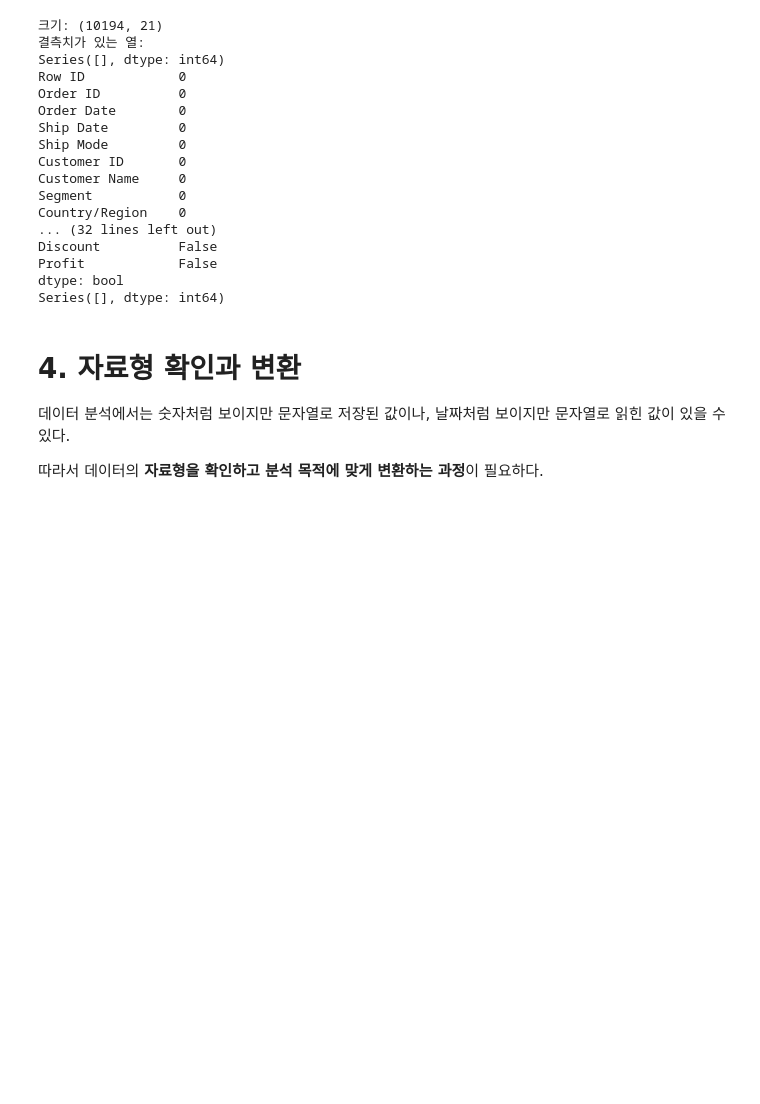
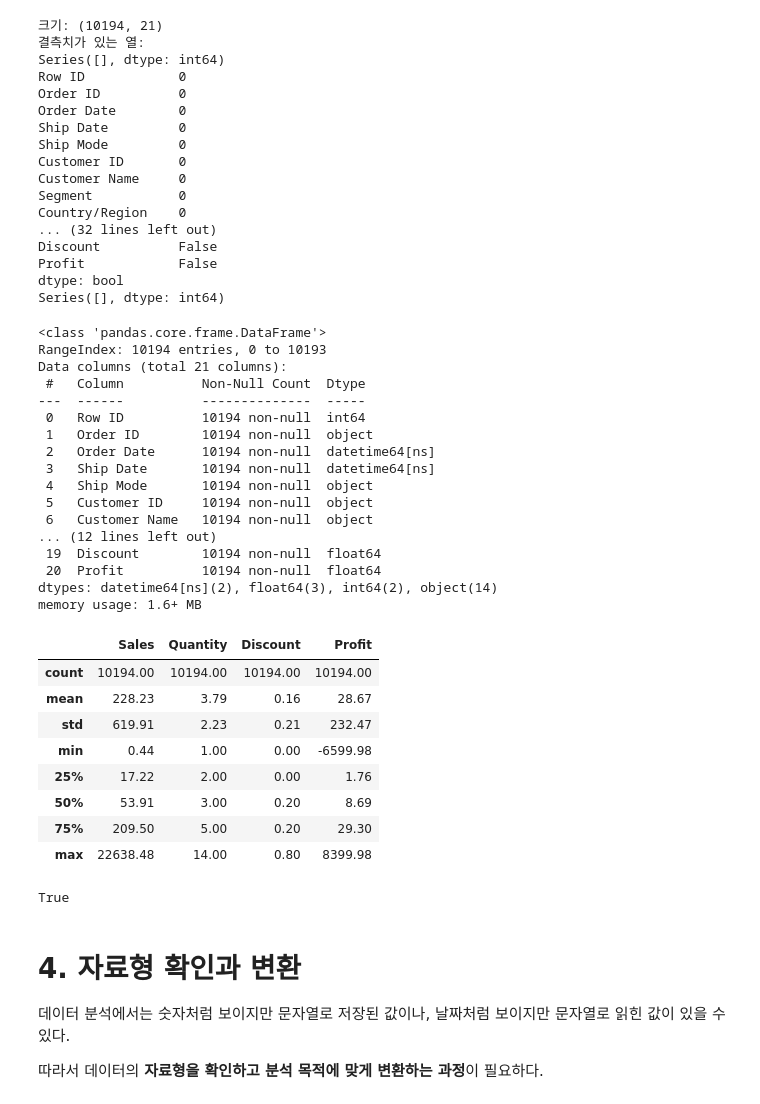
Before and after one commit to new232/Hyundia, a Jupyter notebook: Python/실습/7_데이터 분석을 위한 pandas 1 (3).ipynb, the cells around one changed output. Drawn from its saved outputs; the diff is of its cells as text; code cells hidden in the pictures; blank space fills up the shorter version.

```diff
--- a/Python/실습/7_데이터 분석을 위한 pandas 1 (3).ipynb
+++ b/Python/실습/7_데이터 분석을 위한 pandas 1 (3).ipynb
@@ -1936,18 +1936,47 @@ Series([], dtype: int64)
 # %%
 # [실습] Superstore 주문 데이터 구조 및 요약 통계
 # 문제: orders 데이터의 구조와 숫자 열의 요약 통계를 확인하고,
 #       손해가 발생한 주문이 있는지 확인한다.
 
 # 1. orders.info()로 각 열의 자료형을 확인하고,
 #    orders.isna().sum()으로 열별 결측값 개수를 확인한다.
-
-
+orders.info()
+orders.isna().sum()
 # 2. Sales, Quantity, Discount, Profit 열을 선택하여
 #    describe().round(2)로 요약 통계를 소수점 둘째 자리까지 표시한다.
-
+display(orders[['Sales', 'Quantity', 'Discount', 'Profit']].describe().round(2))
 
 # 3. Profit의 최솟값이 0보다 작은지 확인한다.
+print(orders['Profit'].min()<0)
 # 출력: 손해 본 주문 있음: True
+# %% [output]
+<class 'pandas.core.frame.DataFrame'>
+RangeIndex: 10194 entries, 0 to 10193
+Data columns (total 21 columns):
+ #   Column          Non-Null Count  Dtype
+---  ------          --------------  -----
+ 0   Row ID          10194 non-null  int64
+ 1   Order ID        10194 non-null  object
+ 2   Order Date      10194 non-null  datetime64[ns]
+ 3   Ship Date       10194 non-null  datetime64[ns]
+ 4   Ship Mode       10194 non-null  object
+ 5   Customer ID     10194 non-null  object
+ 6   Customer Name   10194 non-null  object
+... (12 lines left out)
+ 19  Discount        10194 non-null  float64
+ 20  Profit          10194 non-null  float64
+dtypes: datetime64[ns](2), float64(3), int64(2), object(14)
+memory usage: 1.6+ MB
+|  | Sales | Quantity | Discount | Profit |
+| count | 10194.00 | 10194.00 | 10194.00 | 10194.00 |
+| mean | 228.23 | 3.79 | 0.16 | 28.67 |
+| std | 619.91 | 2.23 | 0.21 | 232.47 |
+| min | 0.44 | 1.00 | 0.00 | -6599.98 |
+| 25% | 17.22 | 2.00 | 0.00 | 1.76 |
+| 50% | 53.91 | 3.00 | 0.20 | 8.69 |
+| 75% | 209.50 | 5.00 | 0.20 | 29.30 |
+| max | 22638.48 | 14.00 | 0.80 | 8399.98 |
+True
 # %% [markdown]
 # **4. 자료형 확인과 변환**
 
```
Also changed, not shown: parts of 1 cell of this notebook.
